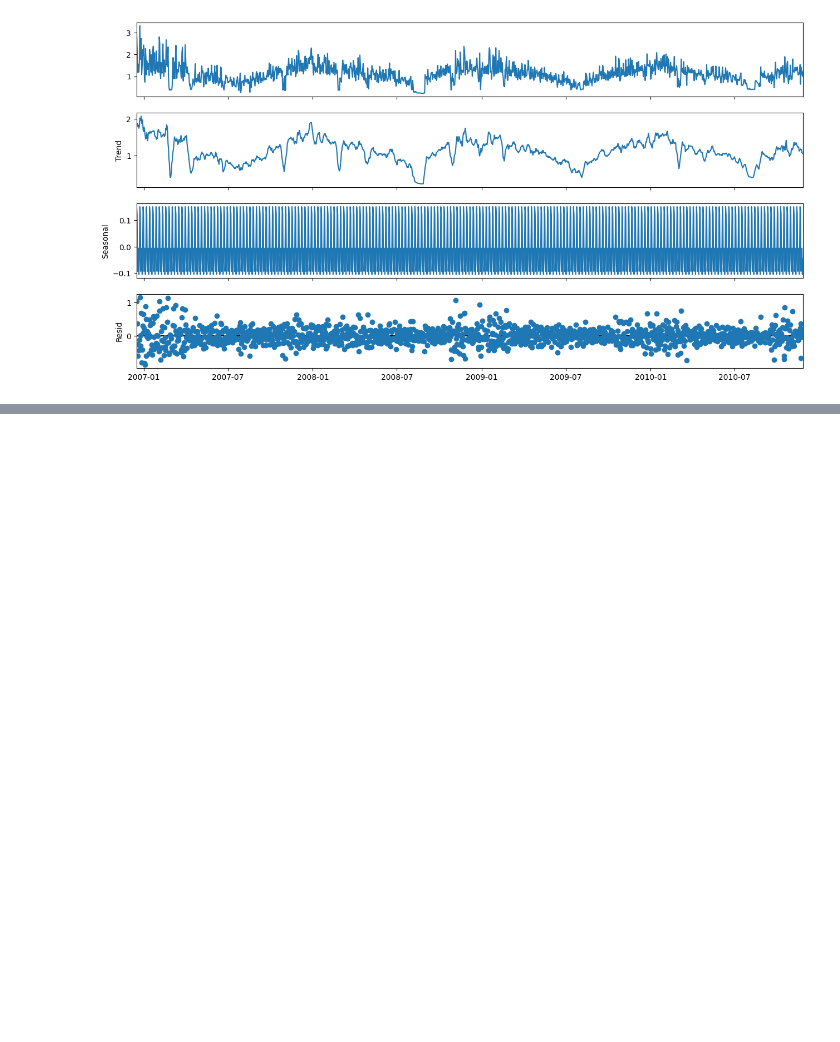
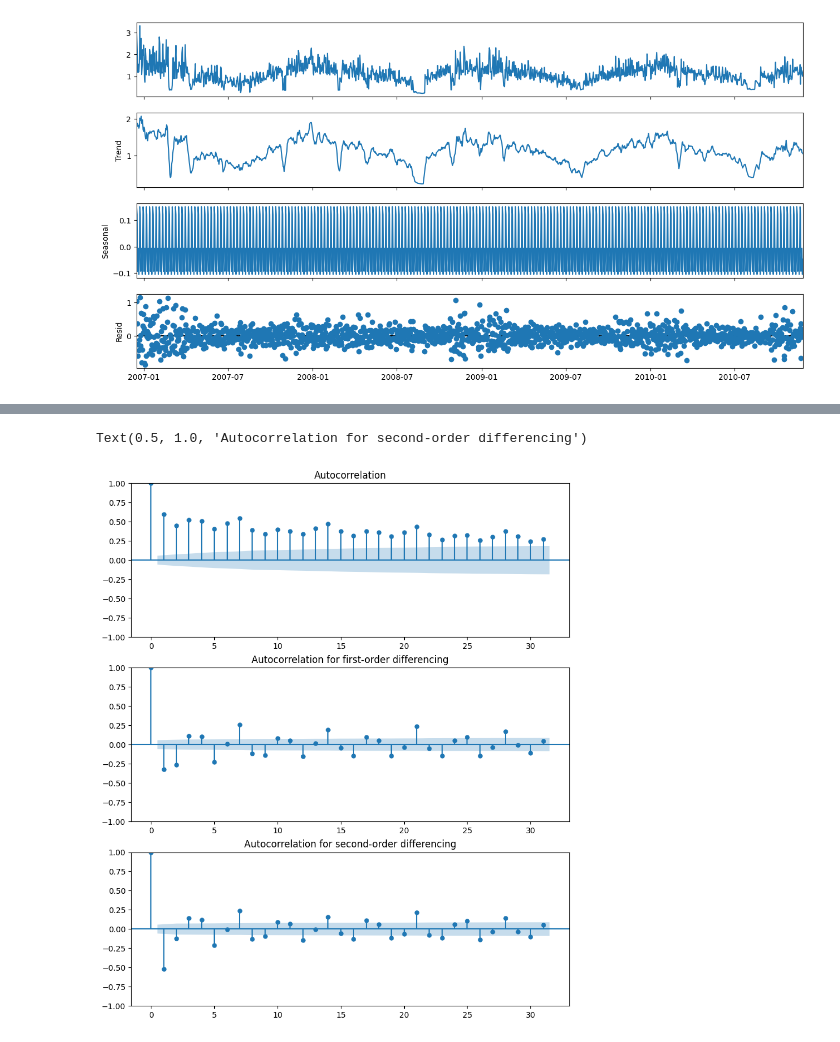
Before and after one commit to Eniark698/Machine-Learning, a Jupyter notebook: jnotes/third.ipynb, the cells around one changed output, grey strips where cells are left out. Saved outputs shown, nothing was run; the diff lists cells and outputs as text; code cells hidden in the pictures; blank space fills up the shorter version.

```diff
--- a/jnotes/third.ipynb
+++ b/jnotes/third.ipynb
@@ -194,0 +177,10 @@ plt.show()
+# %%
+fig, (ax1, ax2, ax3) = plt.subplots(3, 1, figsize=(10, 12))
+_ = plot_acf(train_data, ax=ax1)
+_ = plot_acf(train_data.diff().dropna(), ax=ax2)
+ax2.set_title('Autocorrelation for first-order differencing')
+_ = plot_acf(train_data.diff().diff().dropna(), ax=ax3)
+ax3.set_title('Autocorrelation for second-order differencing')
+# %% [output]
+Text(0.5, 1.0, 'Autocorrelation for second-order differencing')
+[figure, added]
```
Also changed, not shown: parts of 8 cells of this notebook.
